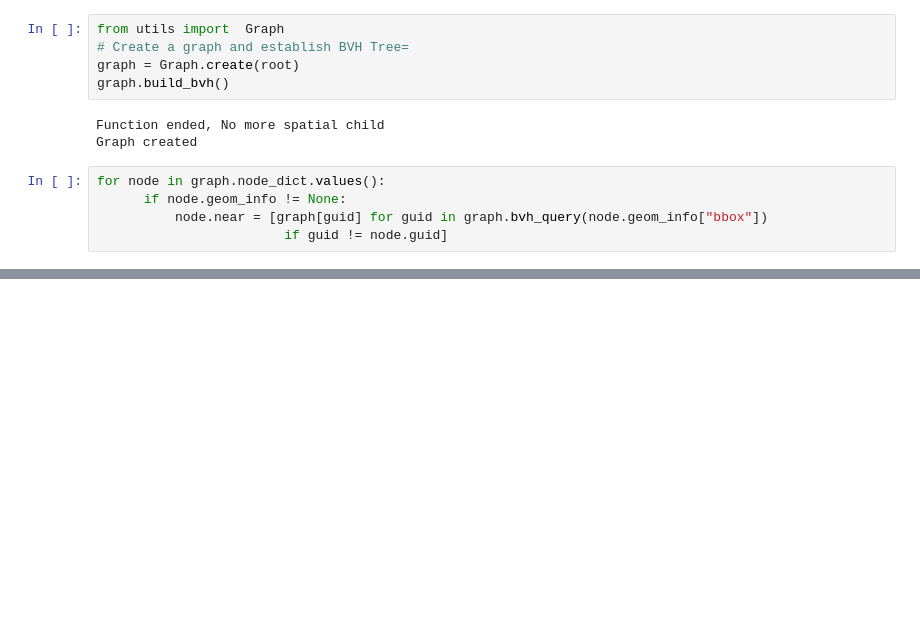
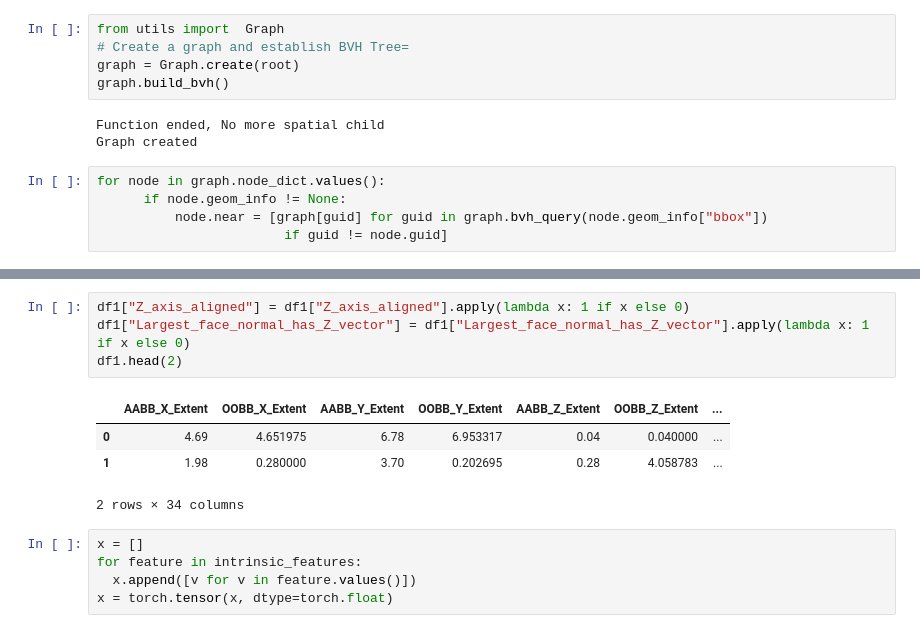
Before and after one commit to JanMeow/GNN_StackedRF_3D_Spatial_DeepLearning, a Jupyter notebook: Chpater_2_GNN_Guess_the_GeometricType_Application.ipynb, the cells around one changed output, grey strips where cells are left out. Drawn from its saved outputs; the diff is of its cells as text; blank space fills up the shorter version.

```diff
--- a/Chpater_2_GNN_Guess_the_GeometricType_Application.ipynb
+++ b/Chpater_2_GNN_Guess_the_GeometricType_Application.ipynb
@@ -109,0 +130,14 @@ for node in graph.node_dict.values():
+# %%
+df1["Z_axis_aligned"] = df1["Z_axis_aligned"].apply(lambda x: 1 if x else 0)
+df1["Largest_face_normal_has_Z_vector"] = df1["Largest_face_normal_has_Z_vector"].apply(lambda x: 1 if x else 0)
+df1.head(2)
+# %% [output]
+|  | AABB_X_Extent | OOBB_X_Extent | AABB_Y_Extent | OOBB_Y_Extent | AABB_Z_Extent | OOBB_Z_Extent | ... |
+| 0 | 4.69 | 4.651975 | 6.78 | 6.953317 | 0.04 | 0.040000 | ... |
+| 1 | 1.98 | 0.280000 | 3.70 | 0.202695 | 0.28 | 4.058783 | ... |
+2 rows × 34 columns
+# %%
+x = []
+for feature in intrinsic_features:
+  x.append([v for v in feature.values()])
+x = torch.tensor(x, dtype=torch.float)
```
Also changed, not shown: parts of 37 cells of this notebook.
